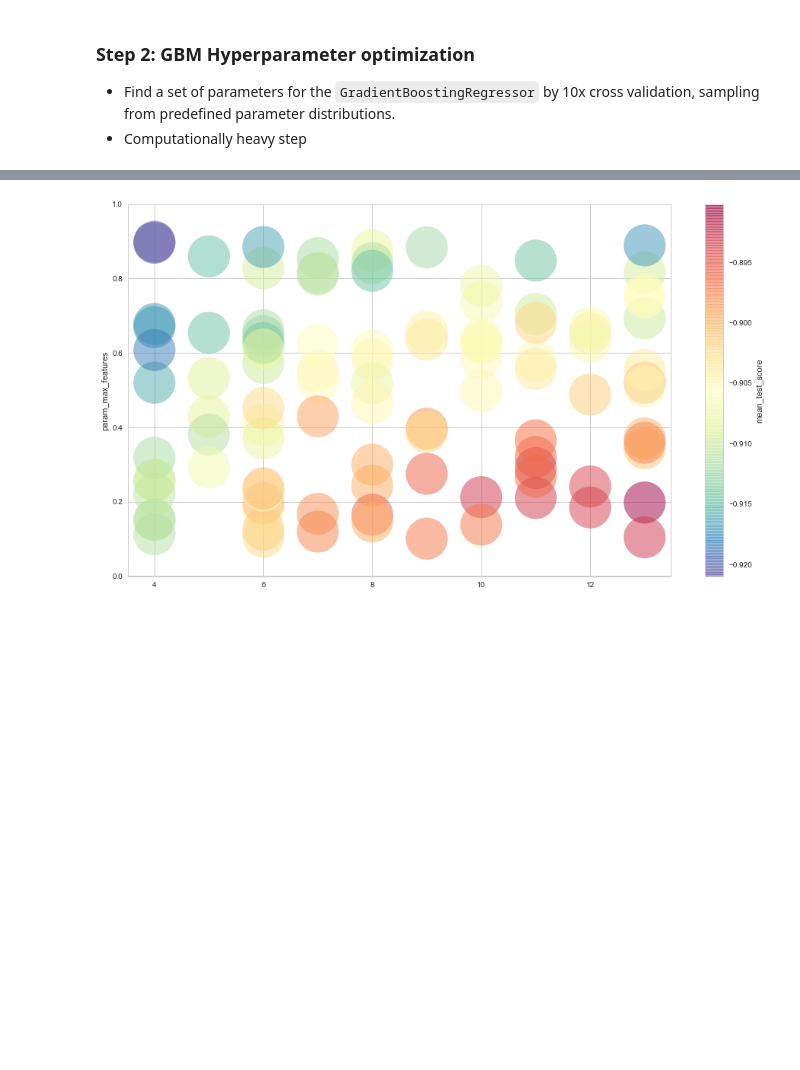
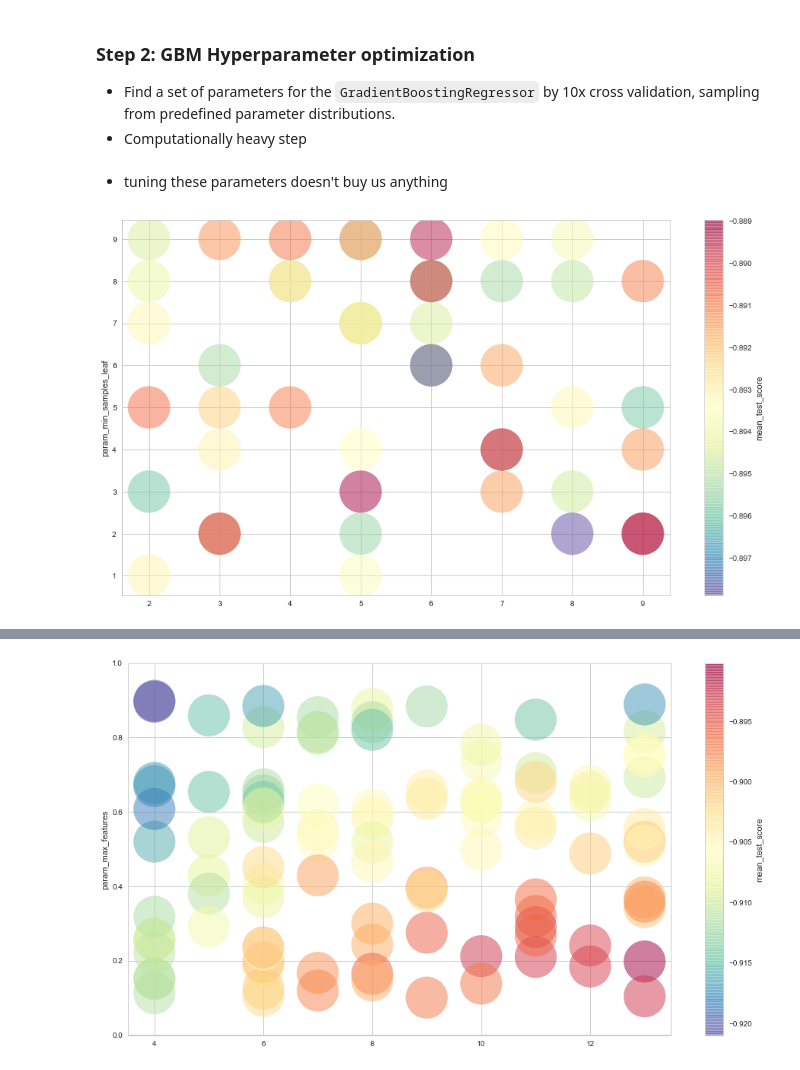
Before and after one commit to tmoerman/alois, a Jupyter notebook: notebooks/03_ashley_21_mar_2018/10.1_CX_KI.ipynb, the cells around one changed output, grey strips where cells are left out. Drawn from its saved outputs; the diff is of its cells as text; code cells hidden in the pictures; blank space fills up the shorter version.

```diff
--- a/notebooks/03_ashley_21_mar_2018/10.1_CX_KI.ipynb
+++ b/notebooks/03_ashley_21_mar_2018/10.1_CX_KI.ipynb
@@ -303,0 +327,6 @@ y_hyper = filtered_df['log_AB']
+# %% [markdown]
+* tuning these parameters doesn't buy us anything
+# %%
+plot_hyper(rs, 'param_min_samples_split', 'param_min_samples_leaf')
+# %% [output]
+[figure, added]
```
Also changed, not shown: parts of 7 cells of this notebook, 10 other files.
